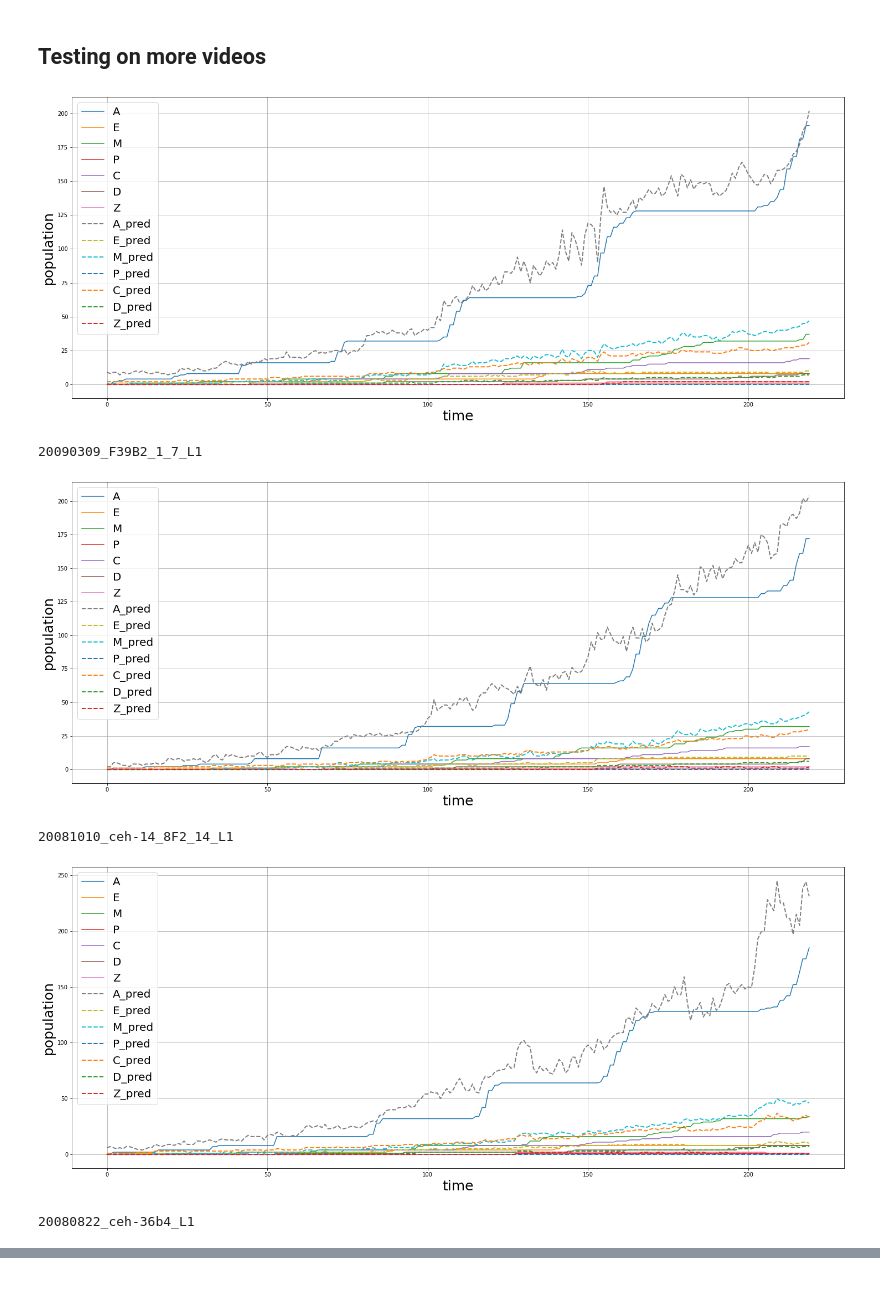
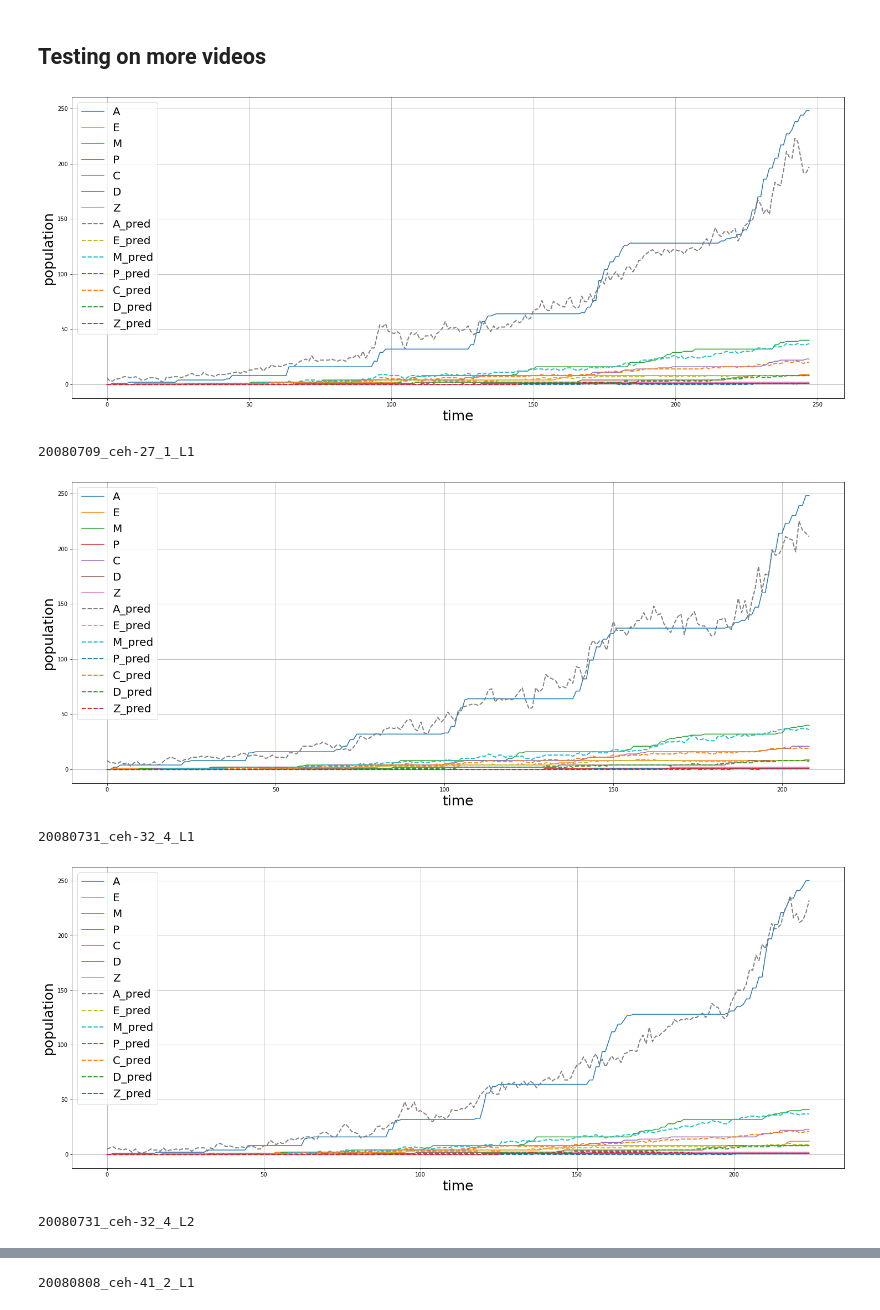
Before and after one commit to devoworm/GSoC-2020, a Jupyter notebook: Pre-trained Models (DevLearning)/notebooks/embryo_analysis/video_analysis/estimate_cell_family_population.ipynb, the cells around one changed output, grey strips where cells are left out. Cells and saved outputs as stored; diff of their text form; code cells hidden in the pictures.

```diff
--- a/Pre-trained Models (DevLearning)/notebooks/embryo_analysis/video_analysis/estimate_cell_family_population.ipynb
+++ b/Pre-trained Models (DevLearning)/notebooks/embryo_analysis/video_analysis/estimate_cell_family_population.ipynb
@@ -443,0 +456,6 @@ plt.show()
+# %%
+for i in indices_of_bad_pictures[:10]:
+    im = cv2.imread(filenames[i],0)
+    plt.imshow(im)
+    plt.xlabel(str(losses[i]))
+    plt.show()
@@ -528,7 +569,7 @@ save_path = "/content/drive/My Drive/models/clean_data_estimate_lineage_populati
 # %% [markdown]
 ## Loading up the trained model further inferences
 # %%
-model.load_state_dict(torch.load("/content/drive/My Drive/models/working_real_well_clean_data_estimate_lineage_population_resnet18.pt"))  ## This is another model that was trained, same thing basically
+model.load_state_dict(torch.load("/content/drive/My Drive/models/max_A_250_polished_estimate_lineage_population_resnet18.pt"))
 # %% [output]
 <All keys matched successfully>
 # %% [markdown]
@@ -537,9 +578,13 @@ model.load_state_dict(torch.load("/content/drive/My Drive/models/working_real_we
 * set `look_for_tag` to the video's filename without the extension to run the model on one particular video
 # %%
 df_test = pd.read_csv("scaled_training_data.csv")
-look_for_tag = "20090309_F39B2_1_7_L1"
+look_for_tag = "20071217_ceh-432x3"
 
-df_single_cell = df_test[df_test['filenames'].str.contains(look_for_tag)].head(220)
+a_pop_upper_limit = 250
+
+df_test = df_test[df_test["A"] <= a_pop_upper_limit]
+
+df_single_cell = df_test[df_test['filenames'].str.contains(look_for_tag)].head(360)
 df_single_cell.info()
 # %% [output]
 <class 'pandas.core.frame.DataFrame'>
@@ -608,7 +653,12 @@ def researcher_vs_model(look_for_tag):
 
     df_test = pd.read_csv("scaled_training_data.csv")
 
-    df_single_cell = df_test[df_test['filenames'].str.contains(look_for_tag)].head(220)
+    df_single_cell = df_test[df_test['filenames'].str.contains(look_for_tag)]
+
+    a_pop_upper_limit = 250
+
+    df_test = df_test[df_test["A"] <= a_pop_upper_limit]
+
     data = scaler.inverse_transform(df_single_cell[['A', 'E', 'M', 'P', 'C', 'D', 'Z']].values)
     real_time_plots = []
     for i in range(len(df_single_cell.columns[1:])):
@@ -647,20 +697,22 @@ def researcher_vs_model(look_for_tag):
     plt.show()
 # %%
 clean_tags = [
-              '20090309_F39B2_1_7_L1',
-              '20081010_ceh-14_8F2_14_L1',
-              '20080822_ceh-36b4_L1'
+             "20080709_ceh-27_1_L1",
+              "20080731_ceh-32_4_L1",
+              "20080731_ceh-32_4_L2",
+              "20080808_ceh-41_2_L1"
+
               ]
 for tag in clean_tags:
     try:
         researcher_vs_model(tag)
         print(tag)
     except:
         pass
 # %% [output]
-[figure, old version]
+[figure, new version]
-20090309_F39B2_1_7_L1
+20080709_ceh-27_1_L1
-[figure, old version]
+[figure, new version]
-20081010_ceh-14_8F2_14_L1
+20080731_ceh-32_4_L1
-[figure, old version]
+[figure, new version]
-20080822_ceh-36b4_L1
+20080731_ceh-32_4_L2
@@ -666,0 +720 @@ for tag in clean_tags:
+20080808_ceh-41_2_L1
```
Also changed, not shown: parts of 24 cells of this notebook.
